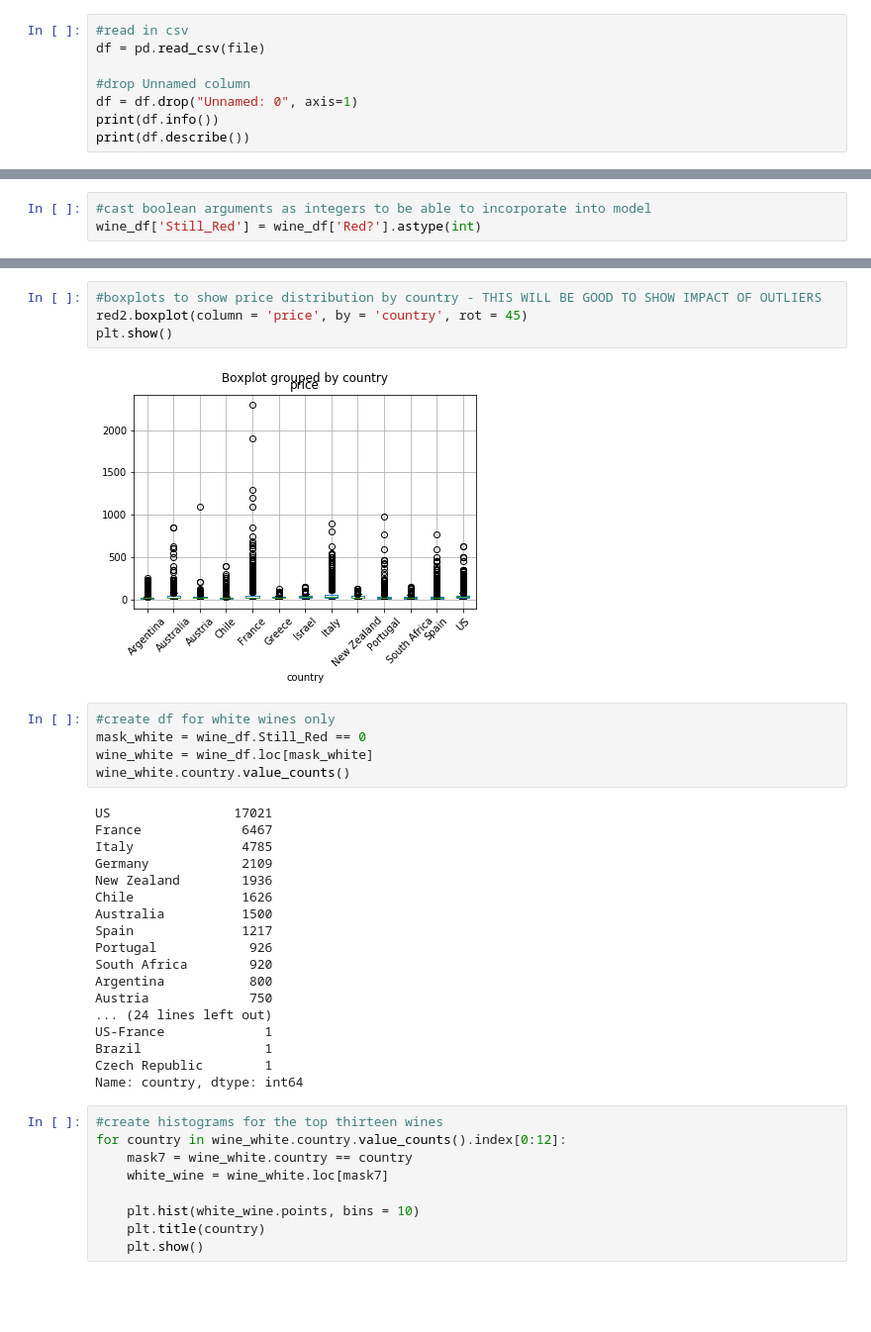
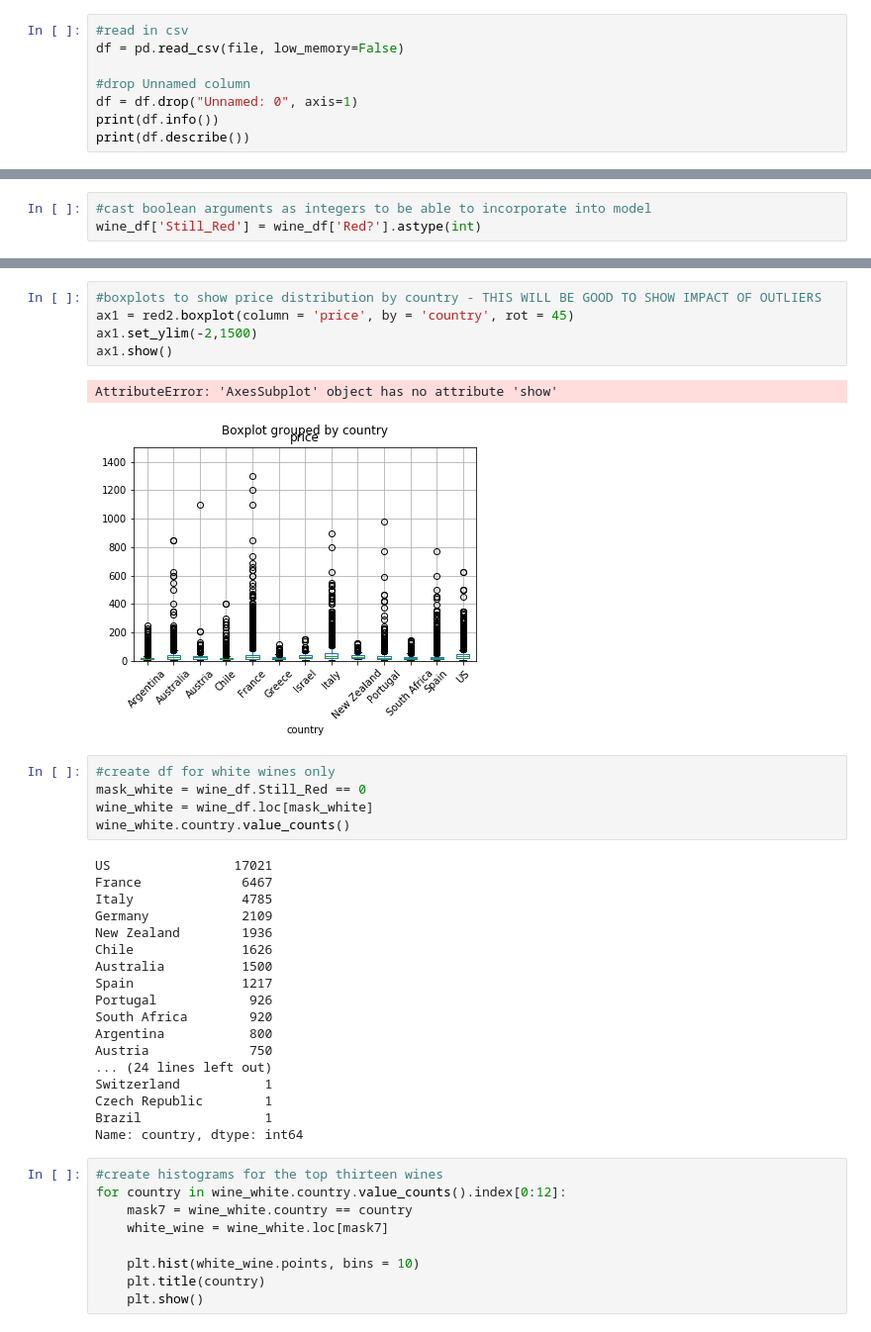
Before and after one commit to 06S197GT/SMU-Project-1, a Jupyter notebook: WineAnalysis.ipynb, the cells around one changed output, grey strips where cells are left out. Shown at 99% size. Drawn from its saved outputs; the diff is of its cells as text; blank space fills up the shorter version.

```diff
--- a/WineAnalysis.ipynb
+++ b/WineAnalysis.ipynb
@@ -6,7 +7,7 @@ import seaborn as sn
 file = "winemag-data_first150k.csv"
 # %%
 #read in csv
-df = pd.read_csv(file)
+df = pd.read_csv(file, low_memory=False)
 
 #drop Unnamed column
 df = df.drop("Unnamed: 0", axis=1)
@@ -220,10 +221,12 @@ plt.show()
 [figure]
 # %%
 #boxplots to show price distribution by country - THIS WILL BE GOOD TO SHOW IMPACT OF OUTLIERS
-red2.boxplot(column = 'price', by = 'country', rot = 45)
-plt.show()
+ax1 = red2.boxplot(column = 'price', by = 'country', rot = 45)
+ax1.set_ylim(-2,1500)
+ax1.show()
 # %% [output]
+AttributeError: 'AxesSubplot' object has no attribute 'show'
-[figure, old version]
+[figure, new version]
 # %%
 #create df for white wines only
 mask_white = wine_df.Still_Red == 0
@@ -243,9 +246,9 @@ South Africa        920
 Argentina           800
 Austria             750
 ... (24 lines left out)
-US-France             1
+Switzerland           1
+Czech Republic        1
 Brazil                1
-Czech Republic        1
 Name: country, dtype: int64
 # %%
 #create histograms for the top thirteen wines
```
Also changed, not shown: parts of 35 cells of this notebook, 2 other files.
